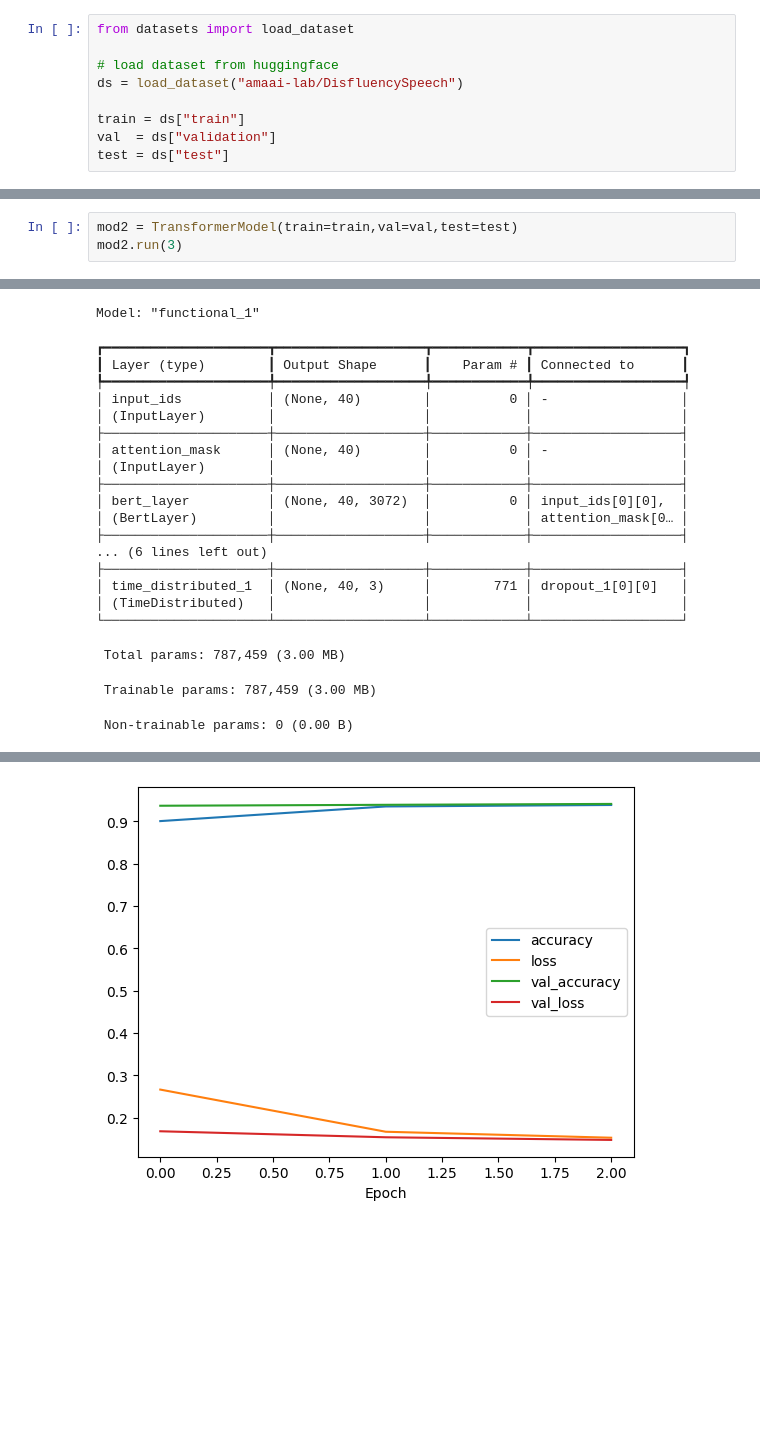
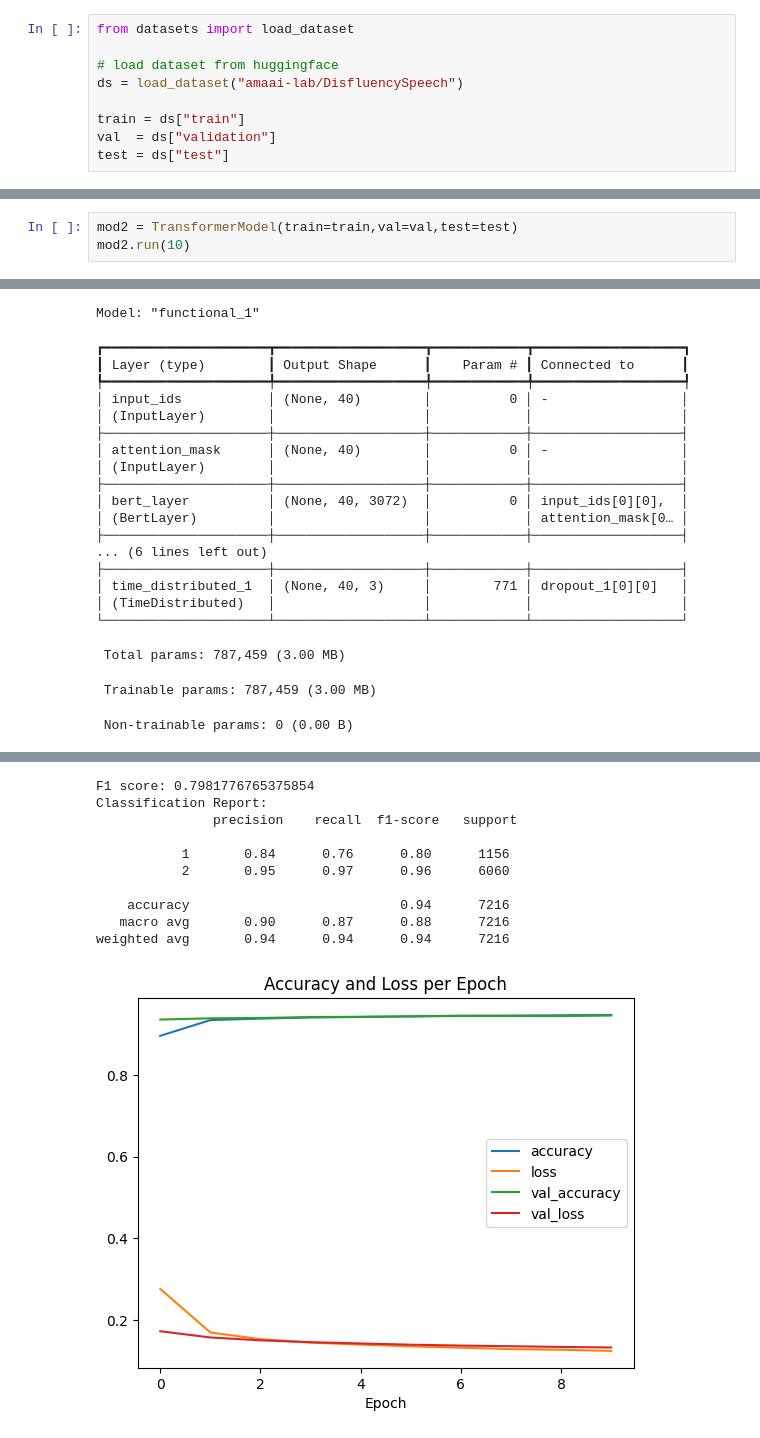
Before and after one commit to emni8523/neural_networks_project, a Jupyter notebook: ParagonFinal.ipynb, the cells around one changed output, grey strips where cells are left out. Saved outputs shown, nothing was run; the diff lists cells and outputs as text; blank space fills up the shorter version.

```diff
--- a/ParagonFinal.ipynb
+++ b/ParagonFinal.ipynb
@@ -58,5 +71,5 @@ weighted avg       0.92      0.92      0.92      6664
 # %%
 mod2 = TransformerModel(train=train,val=val,test=test)
-mod2.run(3)
+mod2.run(10)
 # %% [output]
 TensorFlow and JAX classes are deprecated and will be removed in Transformers v5. We recommend migrating to PyTorch classes or pinning your version of Transformers.
@@ -107,2 +120,12 @@ weighted avg       0.93      0.93      0.93      7216
+F1 score: 0.7981776765375854
+Classification Report:
+               precision    recall  f1-score   support
+
+           1       0.84      0.76      0.80      1156
+           2       0.95      0.97      0.96      6060
+
+    accuracy                           0.94      7216
+   macro avg       0.90      0.87      0.88      7216
+weighted avg       0.94      0.94      0.94      7216
-[figure, old version]
+[figure, new version]
 [figure]
```
Also changed, not shown: parts of 11 cells of this notebook, 15 other files.
